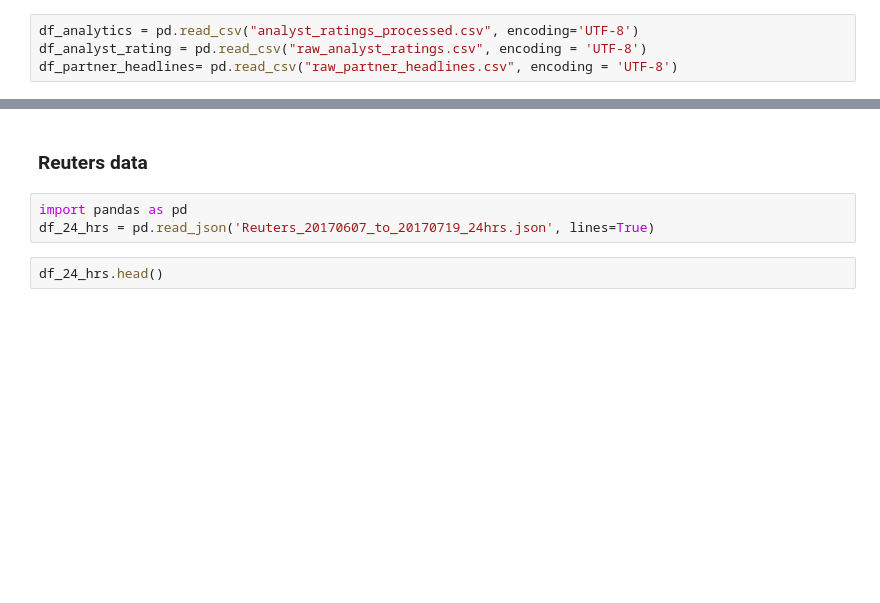
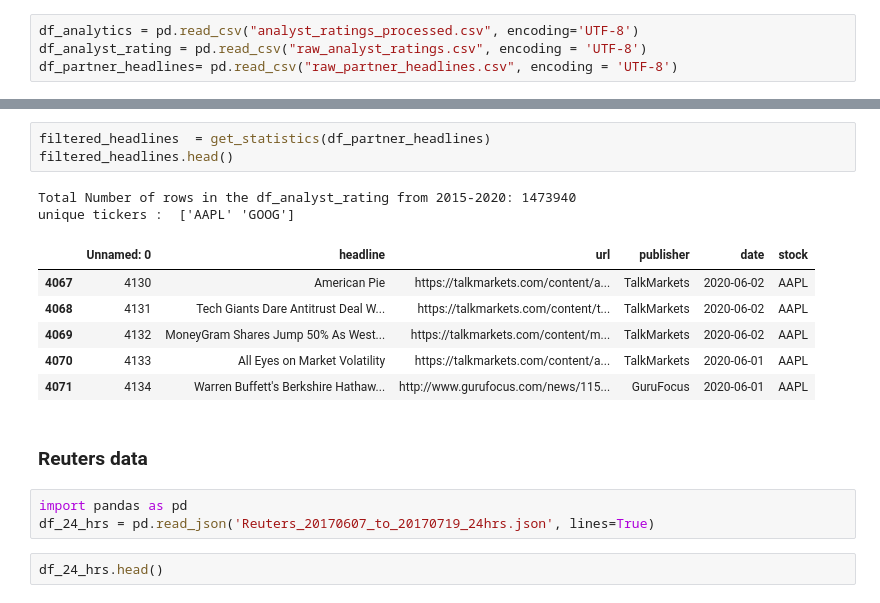
Before and after one commit to sohamthirty/Stock-Price-Prediction-with-Sentiment-Analysis, a Jupyter notebook: Financial_news.ipynb, the cells around one changed output, grey strips where cells are left out. Cells and saved outputs as stored; diff of their text form; blank space fills up the shorter version.

```diff
--- a/Financial_news.ipynb
+++ b/Financial_news.ipynb
@@ -191,3 +73,15 @@ filtered_df_analytics['title'][77]
+# %%
+filtered_headlines  = get_statistics(df_partner_headlines)
+filtered_headlines.head()
+# %% [output]
+Total Number of rows in the df_analyst_rating from 2015-2020: 1473940
+unique tickers :  ['AAPL' 'GOOG']
+|  | Unnamed: 0 | headline | url | publisher | date | stock |
+| 4067 | 4130 | American Pie | https://talkmarkets.com/content/a... | TalkMarkets | 2020-06-02 | AAPL |
+| 4068 | 4131 | Tech Giants Dare Antitrust Deal W... | https://talkmarkets.com/content/t... | TalkMarkets | 2020-06-02 | AAPL |
+| 4069 | 4132 | MoneyGram Shares Jump 50% As West... | https://talkmarkets.com/content/m... | TalkMarkets | 2020-06-02 | AAPL |
+| 4070 | 4133 | All Eyes on Market Volatility | https://talkmarkets.com/content/a... | TalkMarkets | 2020-06-01 | AAPL |
+| 4071 | 4134 | Warren Buffett's Berkshire Hathaw... | http://www.gurufocus.com/news/115... | GuruFocus | 2020-06-01 | AAPL |
 # %% [markdown]
 ### Reuters data
 # %%
```
Also changed, not shown: parts of 22 cells of this notebook.
